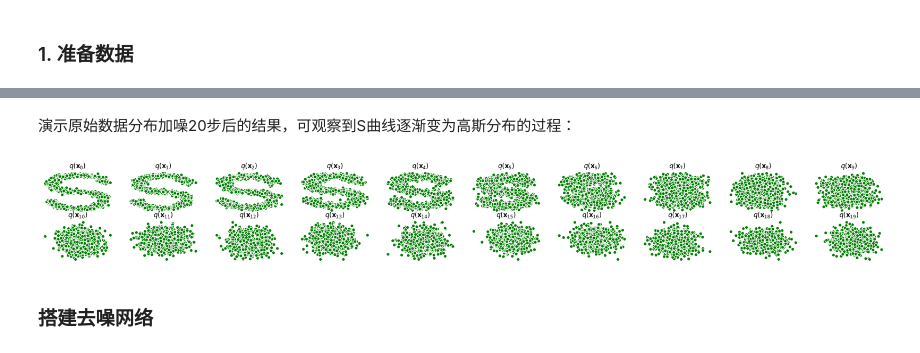
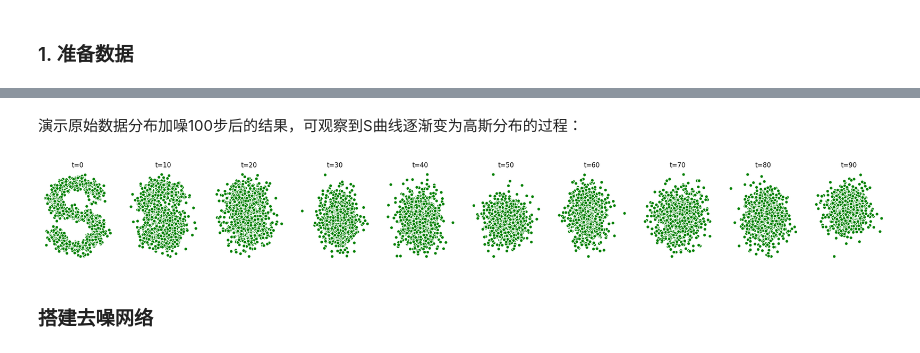
Before and after one commit to Elivis-AI/reproductions, a Jupyter notebook: DDPM/demo_2d.ipynb, the cells around one changed output, grey strips where cells are left out. Saved outputs shown, nothing was run; the diff lists cells and outputs as text; code cells hidden in the pictures.

Commit message:
Add noise scheduler

```diff
--- a/DDPM/demo_2d.ipynb
+++ b/DDPM/demo_2d.ipynb
@@ -27,21 +27,21 @@ shape of s: (10240, 2)
 # %% [markdown]
-演示原始数据分布加噪20步后的结果，可观察到S曲线逐渐变为高斯分布的过程：
+演示原始数据分布加噪100步后的结果，可观察到S曲线逐渐变为高斯分布的过程：
 # %%
-from ddpm import DDPM
-n_steps = 20
-ddpm = DDPM(n_steps)
-x_0 = dataset[::10]  # 每10个点取一个点作为初始数据
+from ddpm import DDPM, sigmoid_schedule
 
-fig, axes = plt.subplots(2, 10, figsize=(28,3))
+gamma = sigmoid_schedule(n_steps=100)
+ddpm = DDPM(gamma)
+x_0 = dataset[::10]
+
+fig, axes = plt.subplots(1, 10, figsize=(28, 3))
 plt.rc('text',color='black')
-for t in range(n_steps):
-    ax = axes[t//10, t%10]
-    x_t, _ = ddpm.forward_step(dataset[::10], torch.tensor([t]))
-    ax.scatter(x_t[:,0], x_t[:,1], color='green', edgecolor='white')
-    ax.set_axis_off()
-    ax.set_title('$q(\mathbf{x}_{'+str(t)+'})$')
+for t in range(0, 10):
+    x_t, _ = ddpm.forward_step(x_0, torch.tensor([t*10]))
+    axes[t].scatter(x_t[:,0], x_t[:,1], color='green', edgecolor='white')
+    axes[t].set_axis_off()
+    axes[t].set_title(f't={t*10}')
 # %% [output]
-[figure, old version]
+[figure, new version]
 # %% [markdown]
 ### 搭建去噪网络
 # %% [markdown]
```
Also changed, not shown: parts of 3 cells of this notebook, 4 other files.
